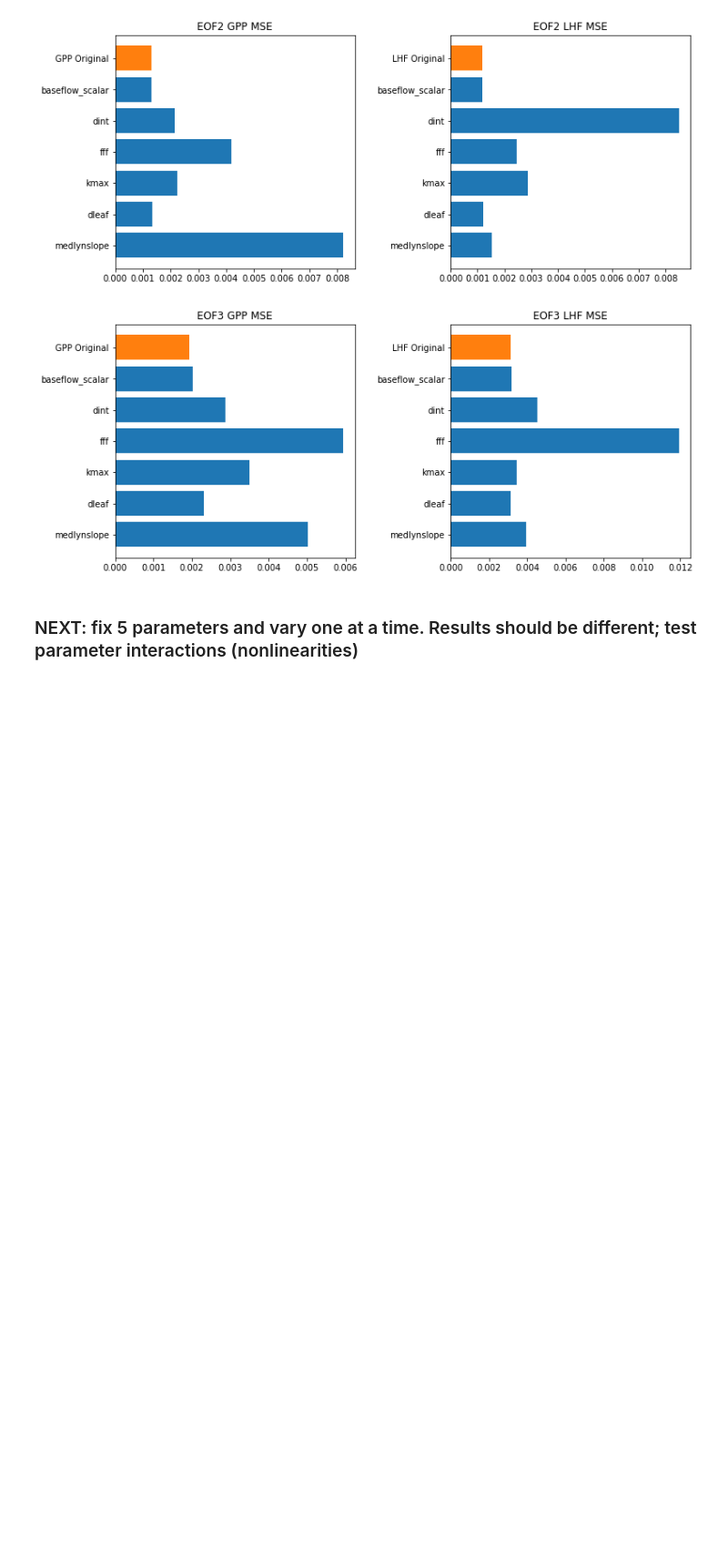
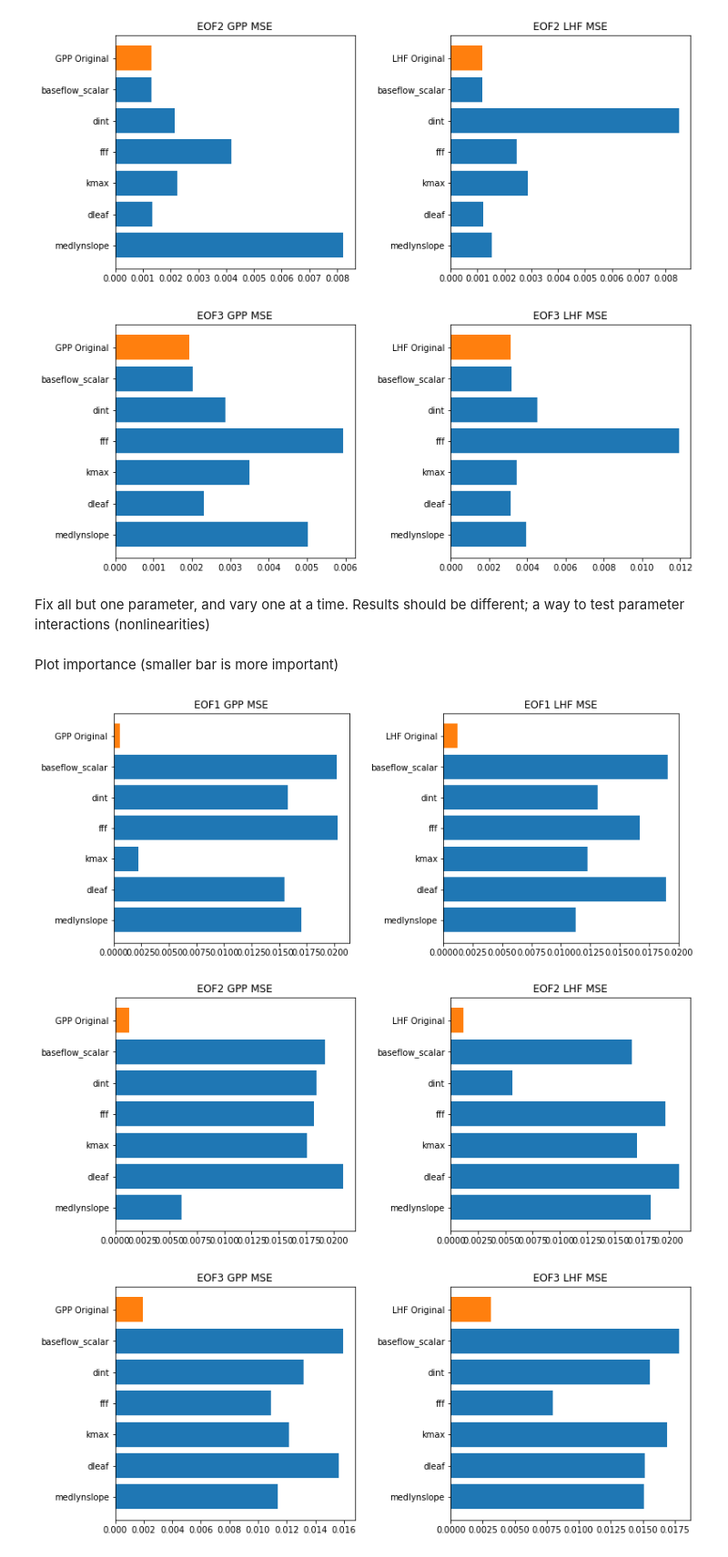
Before and after one commit to katiedagon/CLM5_ParameterUncertainty, a Jupyter notebook: NN_interp.ipynb, the cells around one changed output. Shown at 91% size. Cells and saved outputs as stored; diff of their text form; code cells hidden in the pictures; blank space fills up the shorter version.

```diff
--- a/NN_interp.ipynb
+++ b/NN_interp.ipynb
@@ -178,4 +161,25 @@ for m in range(nmodes):
 [figure]
 [figure]
 # %% [markdown]
-### NEXT: fix 5 parameters and vary one at a time. Results should be different; test parameter interactions (nonlinearities)
+Fix all but one parameter, and vary one at a time. Results should be different; a way to test parameter interactions (nonlinearities)
+# %%
+def permutation_feature_importance_varyone(input_data, output_data, model, score=mse_preds):
+    model_preds = model.predict(input_data)
+    original_error = score(output_data, model_preds)
+    permuted_scores = np.zeros((input_data.shape[1], nmodes))
+    permuted_data = np.copy(input_data)
+    permuted_indices = np.arange(input_data.shape[0])
+    for c in range(input_data.shape[1]):
+        for p in range(input_data.shape[1]):
+            np.random.shuffle(permuted_indices)
+            permuted_data[:, p] = input_data[permuted_indices, p] # reshuffle all columns with a different random shuffling
+        permuted_data[:, c] = input_data[:, c] # preserve one column
+        permuted_preds = model.predict(permuted_data)
+        permuted_scores[c, :] = score(output_data,permuted_preds)
+        permuted_data = np.copy(input_data)
+    return original_error, permuted_scores
+# %%
+gpp_original_varyone, gpp_permuted_varyone = permutation_feature_importance_varyone(inputdata,
+        outputdata_GPP, model_GPP)
+lhf_original_varyone, lhf_permuted_varyone = permutation_feature_importance_varyone(inputdata,
+        outputdata_LHF, model_LHF)
@@ -181,0 +188,24 @@ for m in range(nmodes):
+# %% [markdown]
+Plot importance (smaller bar is more important)
+# %%
+for m in range(nmodes):
+    plt.figure(figsize=(12, 5))
+    plt.subplots_adjust(wspace=0.4)
+    plt.subplot(1, 2, 1)
+    plt.barh(np.arange(gpp_permuted_varyone.shape[0]), gpp_permuted_varyone[:,m])
+    plt.barh(gpp_permuted_varyone.shape[0], gpp_original_varyone[m])
+    plt.yticks(np.arange(gpp_permuted_varyone.shape[0] + 1),
+        in_vars + ["GPP Original"])
+    mode=m+1
+    plt.title("EOF%i GPP MSE" %mode)
+    plt.subplot(1, 2, 2)
+    plt.barh(np.arange(lhf_permuted_varyone.shape[0]), lhf_permuted_varyone[:,m])
+    plt.barh(lhf_permuted_varyone.shape[0], lhf_original_varyone[m])
+    plt.yticks(np.arange(lhf_permuted_varyone.shape[0] + 1),
+        in_vars + ["LHF Original"])
+    plt.title("EOF%i LHF MSE" %mode)
+    #plt.savefig('variable_importance_varyone_GPP_LHF_SVD_mode%i.pdf' %mode)
+# %% [output]
+[figure, added]
+[figure, added]
+[figure, added]
```
Also changed, not shown: parts of 35 cells of this notebook, 2 other files.
